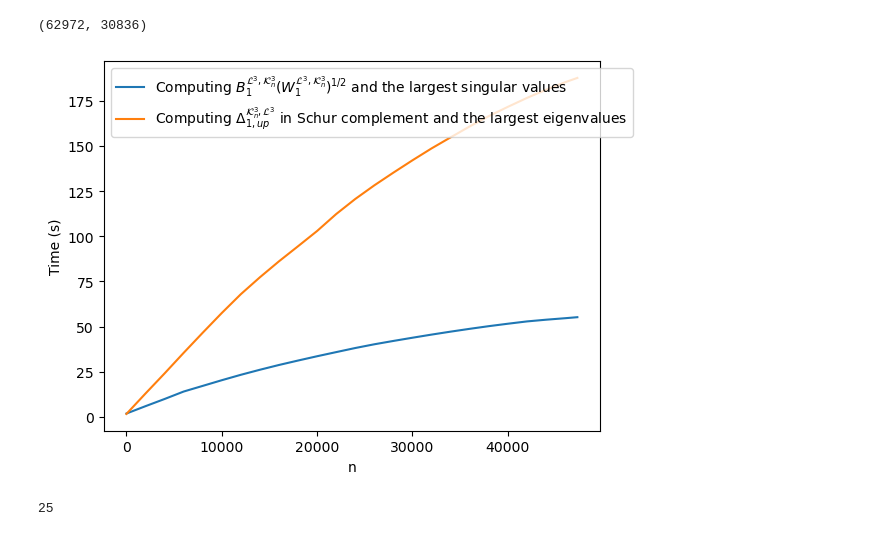
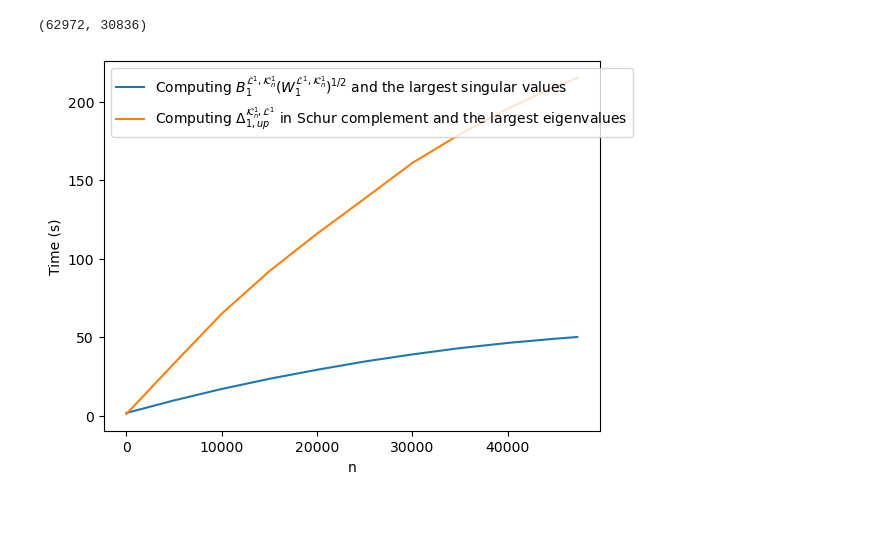
Before and after one commit to ruidongsmile/UpPersLapCubicalComplex, a Jupyter notebook: experiments/compute_largest_eigenvalues_1.ipynb, the cells around one changed output. Saved outputs shown, nothing was run; the diff lists cells and outputs as text; code cells hidden in the pictures.

```diff
--- a/experiments/compute_largest_eigenvalues_1.ipynb
+++ b/experiments/compute_largest_eigenvalues_1.ipynb
@@ -80,7 +76,7 @@ sig = scipy.sparse.linalg.svds(temp_D, k=k, which='LM', return_singular_vectors=
 #
 for i in range(num_filt):
     uplapclass.add_edge_temp()
-    if i % 2000 == 0:
+    if i % 5000 == 0:
         ed_1 = time.time()
 
         d = np.sqrt(uplapclass.diag_array)  # Replace with your diagonal entries
@@ -106,7 +102,7 @@ eigs = eigsh(lap, k=k, which='LM', return_eigenvectors=False)
 for i in range(num_filt):
     edge = next(indices_it)
     lap = compute_up_persistent(lap, edge - i)
-    if i % 2000 == 0:
+    if i % 5000 == 0:
         # print(i)
         eigs = eigsh(lap, k=k, which='LM', return_eigenvectors=False)
         # eigs = scipy.sparse.linalg.svds(lap, k=k, which='SM', return_singular_vectors=False)
@@ -116,23 +112,19 @@ for i in range(num_filt):
 et_2 = time.time()
 time_list_3.append(et_2 - st_2)
 # %%
-steps = [_ for _ in range(0, num_filt, 2000)]
+steps = [_ for _ in range(0, num_filt, 5000)]
 steps.append(num_filt)
 # %%
 # plt.rcParams['text.usetex'] = True
 
-plt.plot(steps, time_list_1, label='Computing $B_{1}^{\mathcal{L}^3, \mathcal{K}^3_n}(W_{1}^{\mathcal{L}^3, \mathcal{K}^3_n})^{1/2}$ and the largest singular values')
-plt.plot(steps, time_list_3, label='Computing $\Delta_{1, up}^{\mathcal{K}^3_n, \mathcal{L}^3}$ in Schur complement and the largest eigenvalues')
+plt.plot(steps, time_list_1, label='Computing $B_{1}^{\mathcal{L}^1, \mathcal{K}^1_n}(W_{1}^{\mathcal{L}^1, \mathcal{K}^1_n})^{1/2}$ and the largest singular values')
+plt.plot(steps, time_list_3, label='Computing $\Delta_{1, up}^{\mathcal{K}^1_n, \mathcal{L}^1}$ in Schur complement and the largest eigenvalues')
 
 plt.xlabel('n')
 plt.ylabel('Time (s)')
 plt.legend(loc='upper left')
 # plt.show()
 # plt.savefig('plots/computing_in_windows.png')
-plt.savefig('plots/computing_time_largest_eigenvalues_mac.png')
+plt.savefig('plots/largest_eigenvalues_1_ubuntu.png')
 # %% [output]
-[figure, old version]
+[figure, new version]
-# %%
-len(steps)
-# %% [output]
-25
```
Also changed, not shown: parts of 2 cells of this notebook, 31 other files.
